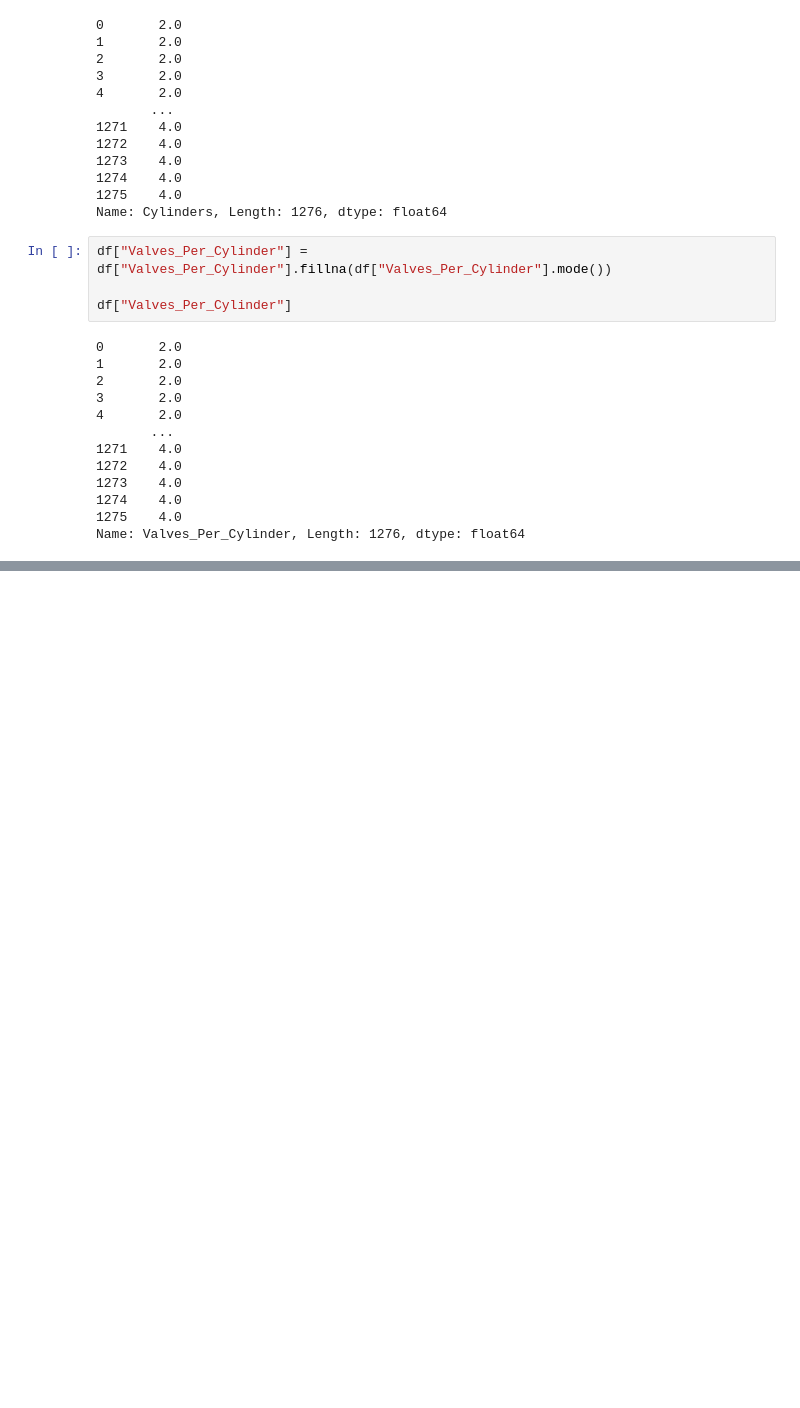
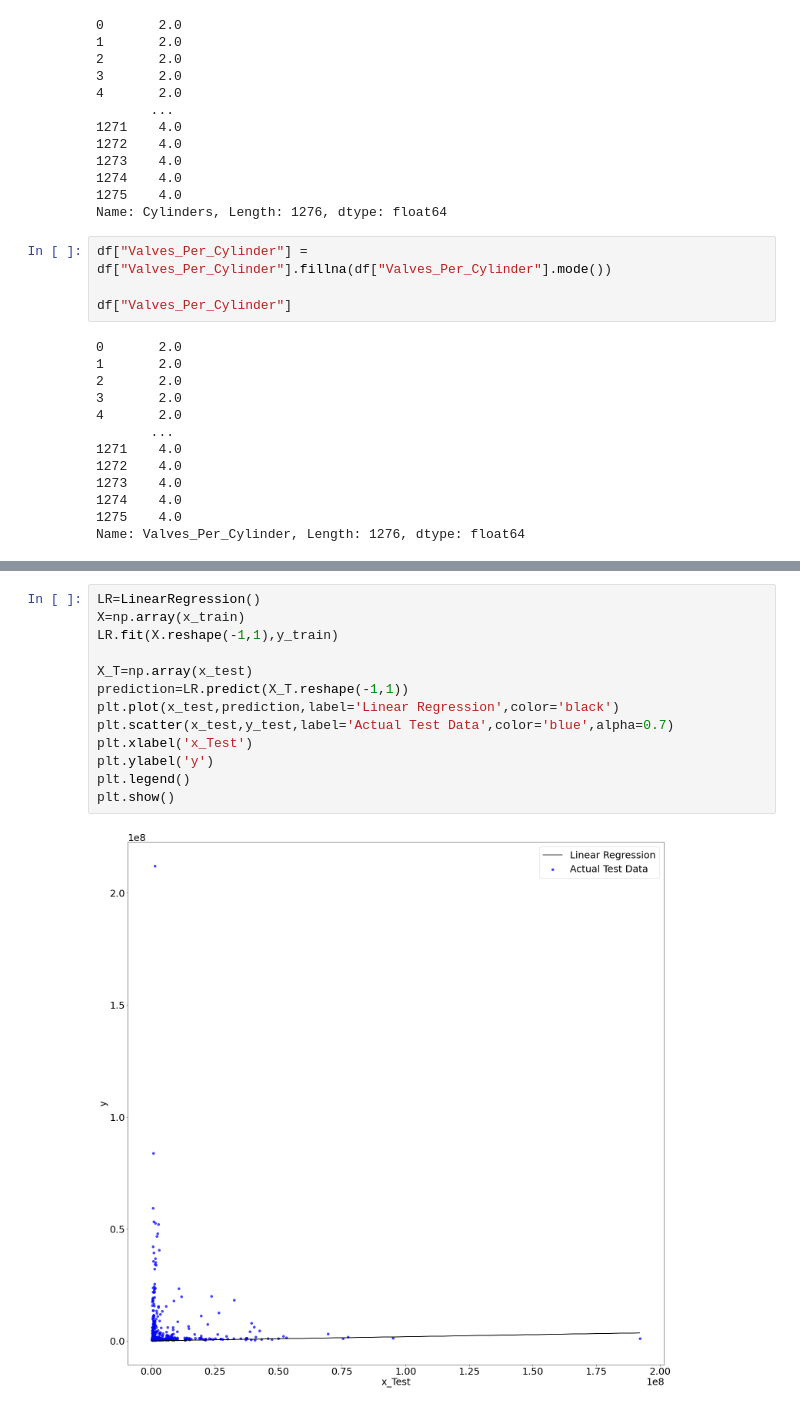
Before and after one commit to pragyan8804/Cars_Analysis, a Jupyter notebook: ms_engage_cars.ipynb, the cells around one changed output, grey strips where cells are left out. Drawn from its saved outputs; the diff is of its cells as text; blank space fills up the shorter version.

```diff
--- a/ms_engage_cars.ipynb
+++ b/ms_engage_cars.ipynb
@@ -108,0 +227,15 @@ Name: Valves_Per_Cylinder, Length: 1276, dtype: float64
+# %%
+LR=LinearRegression()
+X=np.array(x_train)
+LR.fit(X.reshape(-1,1),y_train)
+
+X_T=np.array(x_test)
+prediction=LR.predict(X_T.reshape(-1,1))
+plt.plot(x_test,prediction,label='Linear Regression',color='black')
+plt.scatter(x_test,y_test,label='Actual Test Data',color='blue',alpha=0.7)
+plt.xlabel('x_Test')
+plt.ylabel('y')
+plt.legend()
+plt.show()
+# %% [output]
+[figure, added]
```
Also changed, not shown: parts of 20 cells of this notebook.
